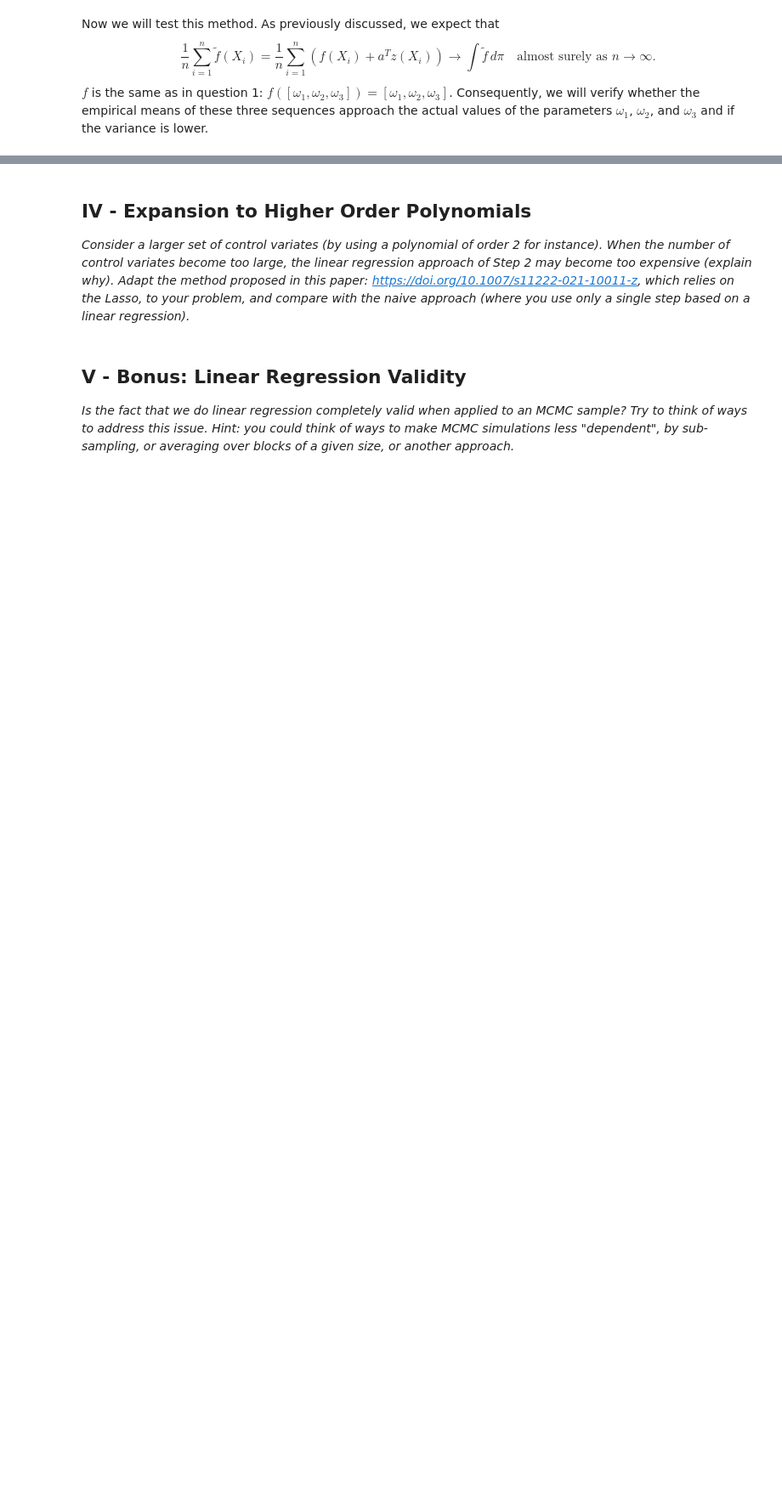
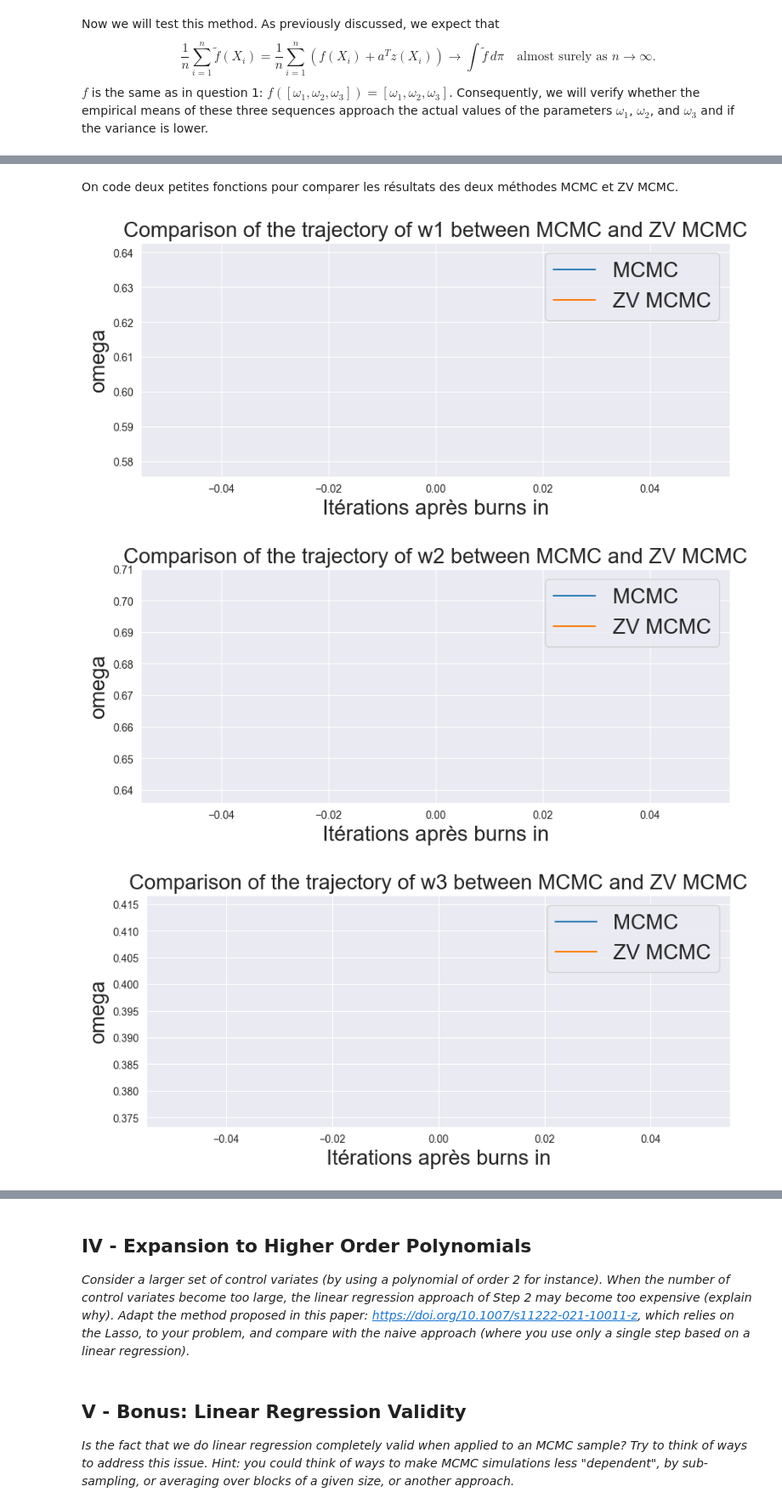
Before and after one commit to AntoineGilsonGH/Monte-Carlo-GARCH, a Jupyter notebook: Projet_MCMC_GARCH.ipynb, the cells around one changed output, grey strips where cells are left out. Shown at 85% size. Saved outputs shown, nothing was run; the diff lists cells and outputs as text; code cells hidden in the pictures; blank space fills up the shorter version.

```diff
--- a/Projet_MCMC_GARCH.ipynb
+++ b/Projet_MCMC_GARCH.ipynb
@@ -783,6 +783,6 @@ log_post_gradient_after_burn_in = np.array(log_post_gradient[burn_in:])
 # %%
 print(f"L'estimation du vecteur w avec f, après burn-in, est {np.mean(w_samples_after_burn_in,axis=0)}")
 
-w_expected = np.mean(alternative_f(w_samples_after_burn_in,log_post_gradient_after_burn_in).T,axis=0)
-print(f"L'estimation du vecteur w avec f_tilde, après burn-in, est {w_expected}")
+w_alternative_after_burn_in = np.mean(alternative_f(w_samples_after_burn_in,log_post_gradient_after_burn_in).T,axis=0)
+print(f"L'estimation du vecteur w avec f_tilde, après burn-in, est {w_alternative_after_burn_in}")
 # %% [output]
@@ -795,0 +829,20 @@ $f$ is the same as in question 1: $f([\omega_1,\omega_2,\omega_3]) = [\omega_1,\
+# %% [markdown]
+On code deux petites fonctions pour comparer les résultats des deux méthodes MCMC et ZV MCMC.
+# %%
+def plot_comparision(w,w_alternative, name):
+    # We plot the different trajectories
+    plt.figure(figsize=(10,4))
+    plt.plot(w)
+    plt.plot(w_alternative)
+    plt.legend(['MCMC','ZV MCMC'], fontsize=20)
+    plt.xlabel('Itérations après burns in', fontsize=20)
+    plt.title('Comparison of the trajectory of ' + name + ' between MCMC and ZV MCMC', fontsize=20)
+    plt.ylabel('omega', fontsize=20)
+# %%
+plot_comparision(w_alternative_after_burn_in[0], w_samples_after_burn_in[0][burn_in:],'w1')
+plot_comparision(w_alternative_after_burn_in[1], w_samples_after_burn_in[1][burn_in:], 'w2')
+plot_comparision(w_alternative_after_burn_in[2],w_samples_after_burn_in[2][burn_in:], 'w3')
+# %% [output]
+[figure, added]
+[figure, added]
+[figure, added]
```
Also changed, not shown: parts of 17 cells of this notebook.
